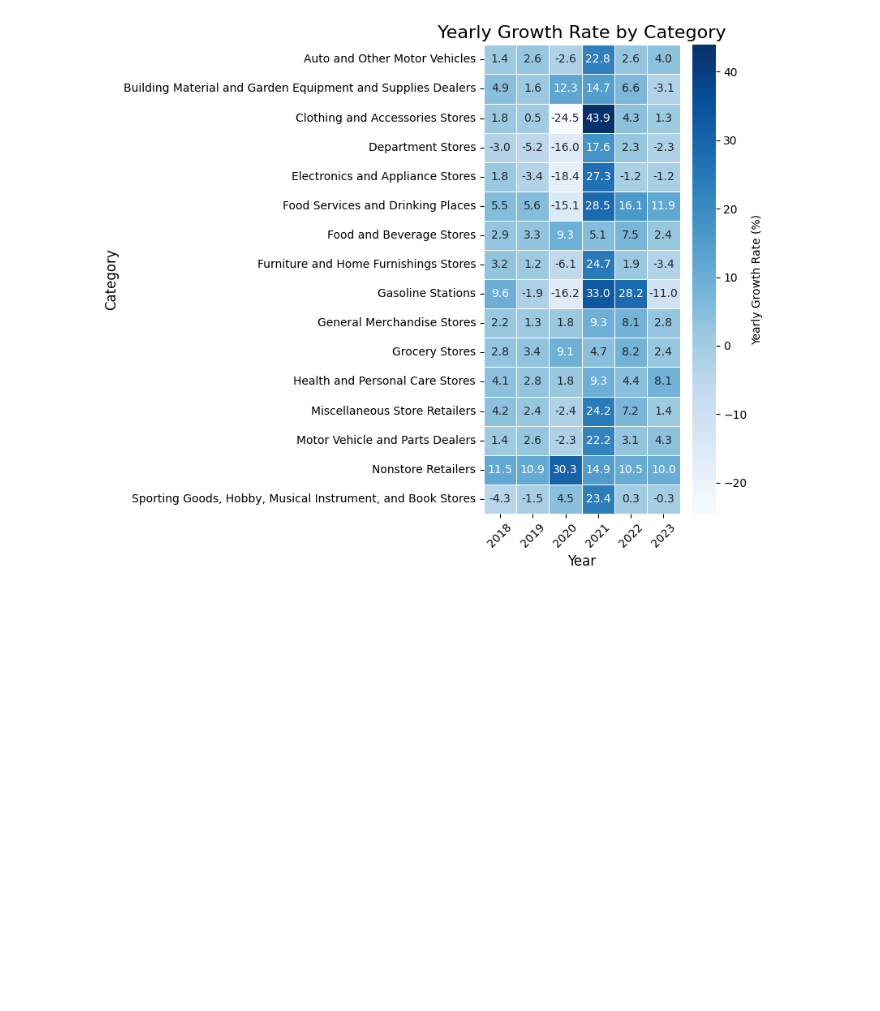
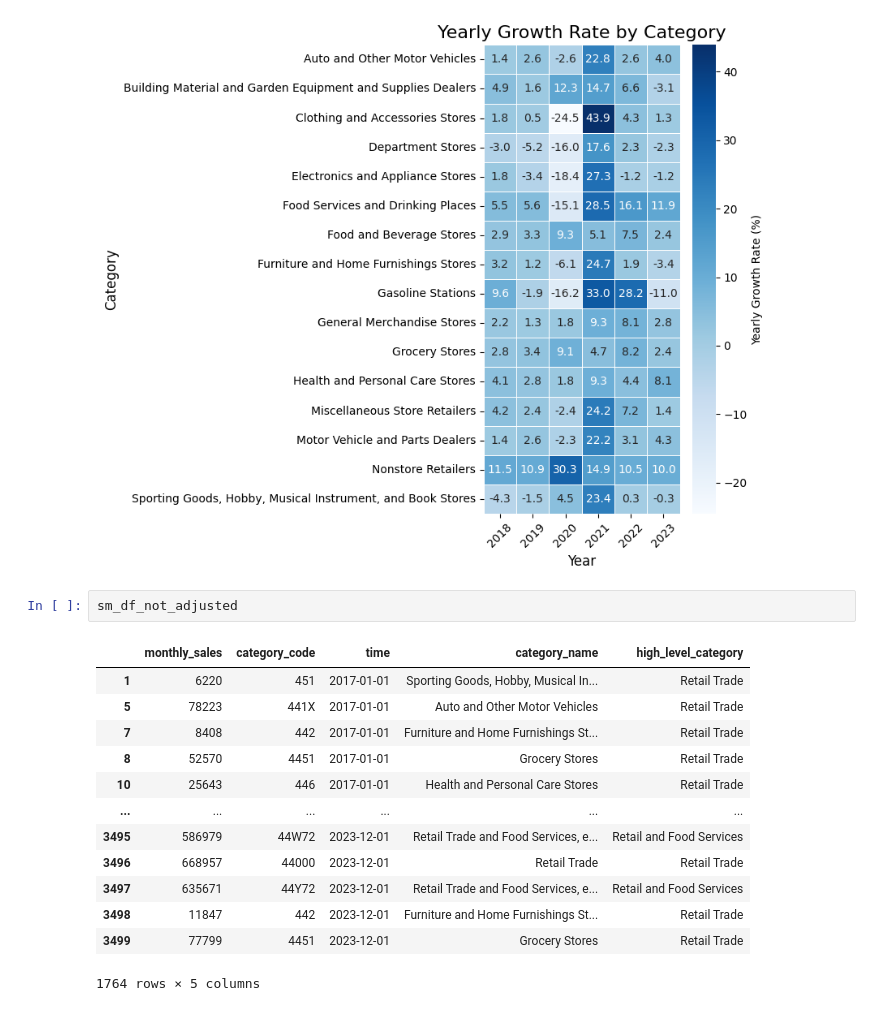
Before and after one commit to charJin/mrts-retail-and-food-services, a Jupyter notebook: notebooks/retail-and-food-analysis.ipynb, the cells around one changed output. Saved outputs shown, nothing was run; the diff lists cells and outputs as text; blank space fills up the shorter version.

```diff
--- a/notebooks/retail-and-food-analysis.ipynb
+++ b/notebooks/retail-and-food-analysis.ipynb
@@ -305,3 +305,19 @@ plt.tight_layout()
 plt.show()
 # %% [output]
 [figure]
+# %%
+sm_df_not_adjusted
+# %% [output]
+|  | monthly_sales | category_code | time | category_name | high_level_category |
+| 1 | 6220 | 451 | 2017-01-01 | Sporting Goods, Hobby, Musical In... | Retail Trade |
+| 5 | 78223 | 441X | 2017-01-01 | Auto and Other Motor Vehicles | Retail Trade |
+| 7 | 8408 | 442 | 2017-01-01 | Furniture and Home Furnishings St... | Retail Trade |
+| 8 | 52570 | 4451 | 2017-01-01 | Grocery Stores | Retail Trade |
+| 10 | 25643 | 446 | 2017-01-01 | Health and Personal Care Stores | Retail Trade |
+| ... | ... | ... | ... | ... | ... |
+| 3495 | 586979 | 44W72 | 2023-12-01 | Retail Trade and Food Services, e... | Retail and Food Services |
+| 3496 | 668957 | 44000 | 2023-12-01 | Retail Trade | Retail Trade |
+| 3497 | 635671 | 44Y72 | 2023-12-01 | Retail Trade and Food Services, e... | Retail and Food Services |
+| 3498 | 11847 | 442 | 2023-12-01 | Furniture and Home Furnishings St... | Retail Trade |
+| 3499 | 77799 | 4451 | 2023-12-01 | Grocery Stores | Retail Trade |
+1764 rows × 5 columns
```
Also changed, not shown: parts of 2 cells of this notebook, 1 other file.
